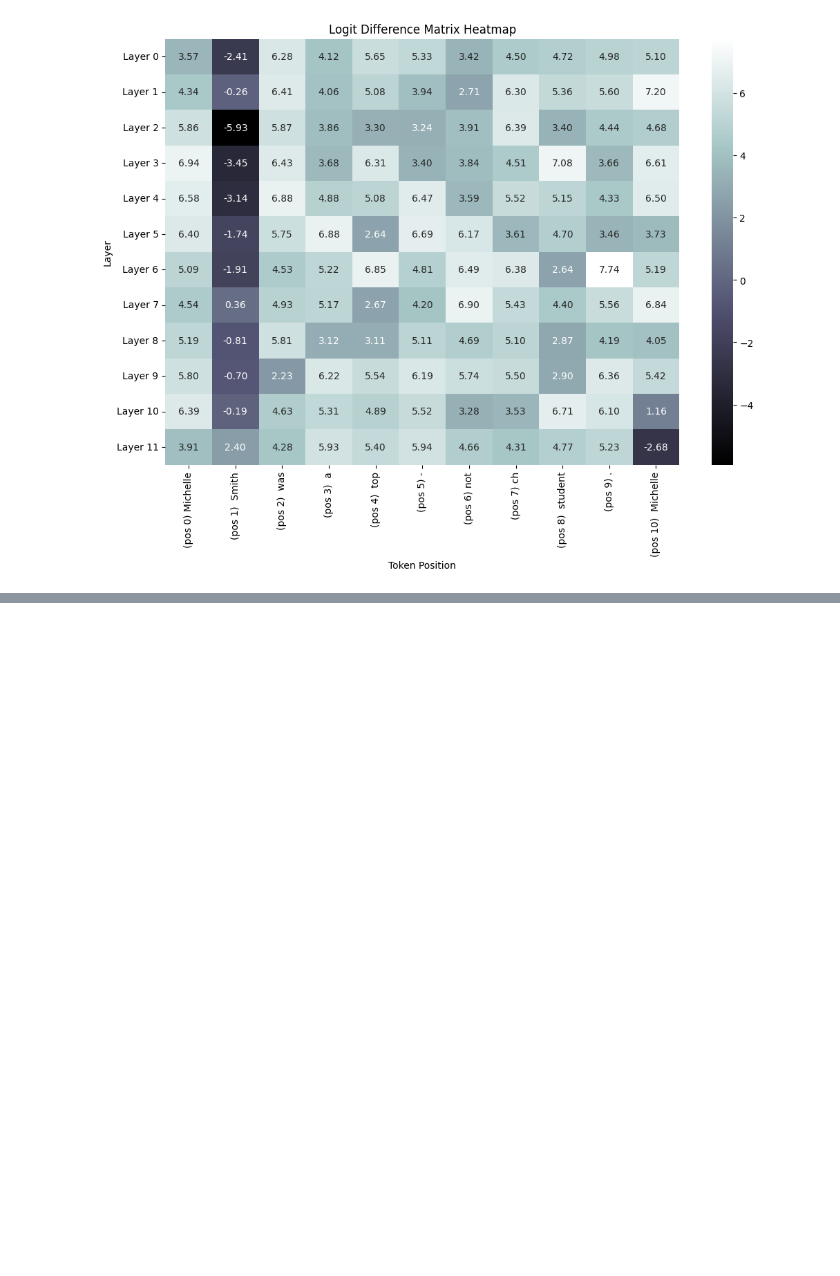
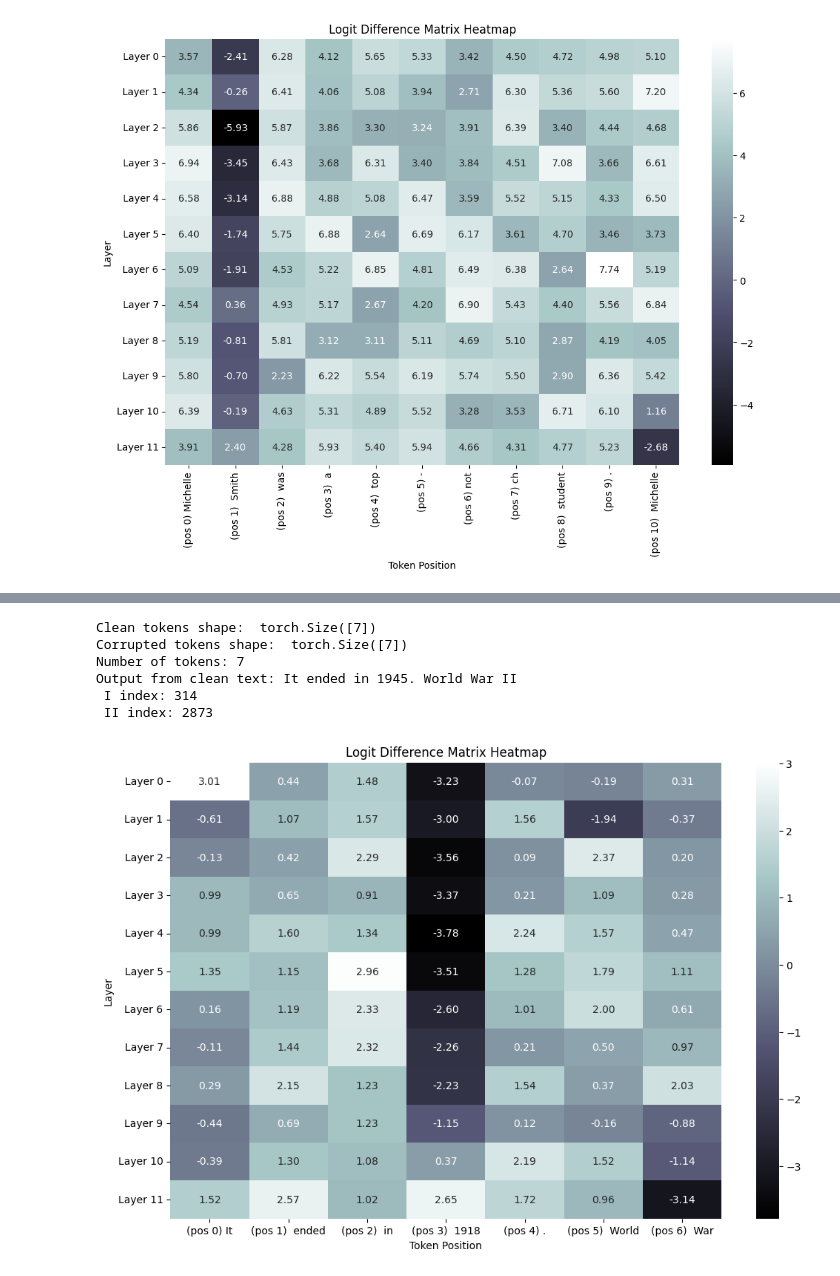
Before and after one commit to aed6-ua/minGPT, a Jupyter notebook: assignment.ipynb, the cells around one changed output, grey strips where cells are left out. Cells and saved outputs as stored; diff of their text form; code cells hidden in the pictures; blank space fills up the shorter version.

```diff
--- a/assignment.ipynb
+++ b/assignment.ipynb
@@ -621,0 +622,13 @@ ValueError: not enough values to unpack (expected 2, got 1)
+# %%
+clean_text = "It ended in 1945. World War"
+corrupted_text = "It ended in 1918. World War"
+
+test(model, clean_text, corrupted_text, " I", " II")
+# %% [output]
+Clean tokens shape:  torch.Size([7])
+Corrupted tokens shape:  torch.Size([7])
+Number of tokens: 7
+Output from clean text: It ended in 1945. World War II
+ I index: 314
+ II index: 2873
+[figure, added]
```
Also changed, not shown: parts of 3 cells of this notebook.
